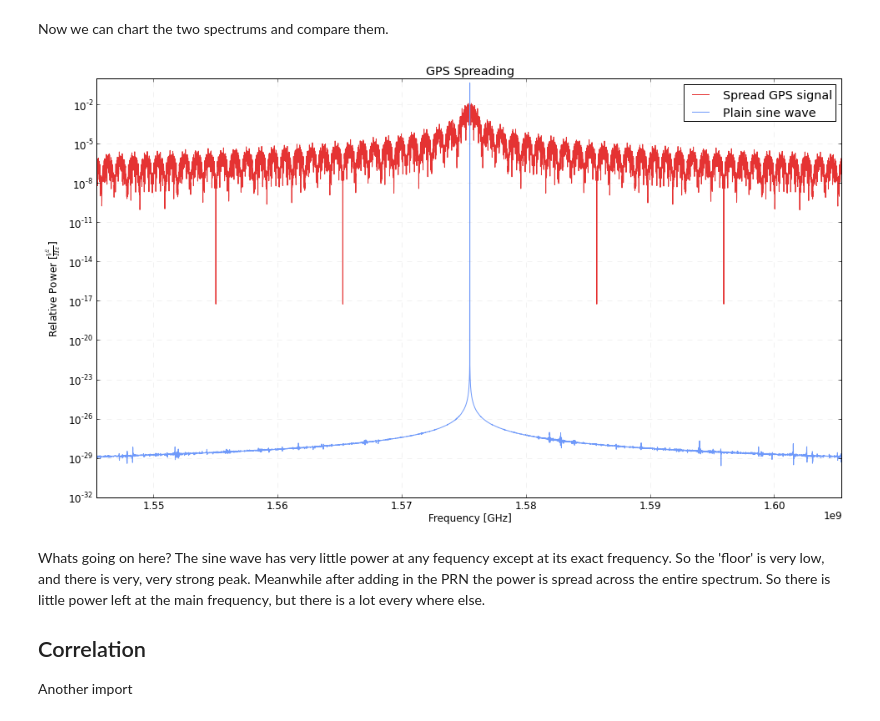
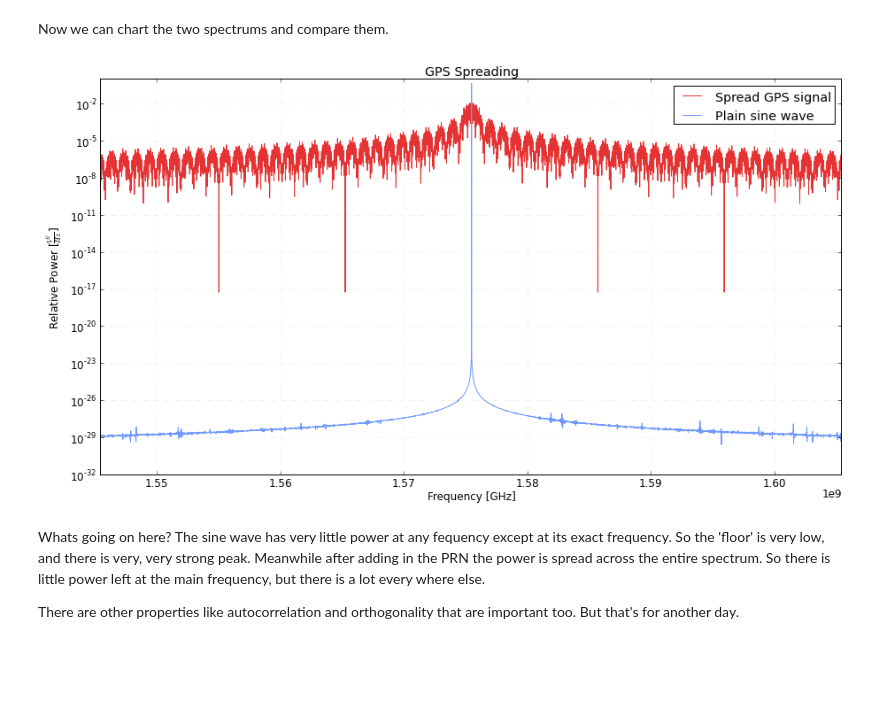
Before and after one commit to natronics/natronics.github.com, a Jupyter notebook: notebooks/2014-11-08-gps-spreading.ipynb, the cells around one changed output. Cells and saved outputs as stored; diff of their text form; code cells hidden in the pictures; blank space fills up the shorter version.

```diff
--- a/notebooks/2014-11-08-gps-spreading.ipynb
+++ b/notebooks/2014-11-08-gps-spreading.ipynb
@@ -50,29 +50,27 @@ Now we can chart the two spectrums and compare them.
 # %%
 %matplotlib inline
 import matplotlib.pyplot as plt
 from matplotlib import rcParams
 rcParams.update({'font.size': 12})
 
-ax = plt.figure(figsize=(16,9))
+ax = plt.figure(figsize=(15,8))
 plt.title("GPS Spreading")
 plt.xlabel("Frequency [GHz]")
 plt.ylabel(r"Relative Power [$\frac{V^2}{Hz}$]")
 ax.axes[0].grid(color='grey', alpha=0.2, linestyle='dashed', linewidth=0.5)
 
 # chart signal and carrier
 plt.semilogy(f_s, P_s, '#e31d1d', alpha=0.9, label="Spread GPS signal")
 plt.semilogy(f_c, P_c, '#709afa', label="Plain sine wave")
 plt.legend(loc=1)
 
 # show 30 MHz on either side of the center frequency
 ax.axes[0].set_xlim([(1.57542e9-30e6), (1.57542e9+30e6)])
 ax.axes[0].set_ylim([1e-32, 1])
 plt.show()
 # %% [output]
-[figure, old version]
+[figure, new version]
 # %% [markdown]
 Whats going on here? The sine wave has very little power at any fequency except at its exact frequency. So the 'floor' is very low, and there is very, very strong peak. Meanwhile after adding in the PRN the power is spread across the entire spectrum. So there is little power left at the main frequency, but there is a lot every where else.
 
-## Correlation
-
-Another import
+There are other properties like autocorrelation and orthogonality that are important too. But that's for another day.
```
Also changed, not shown: 3 other files.
